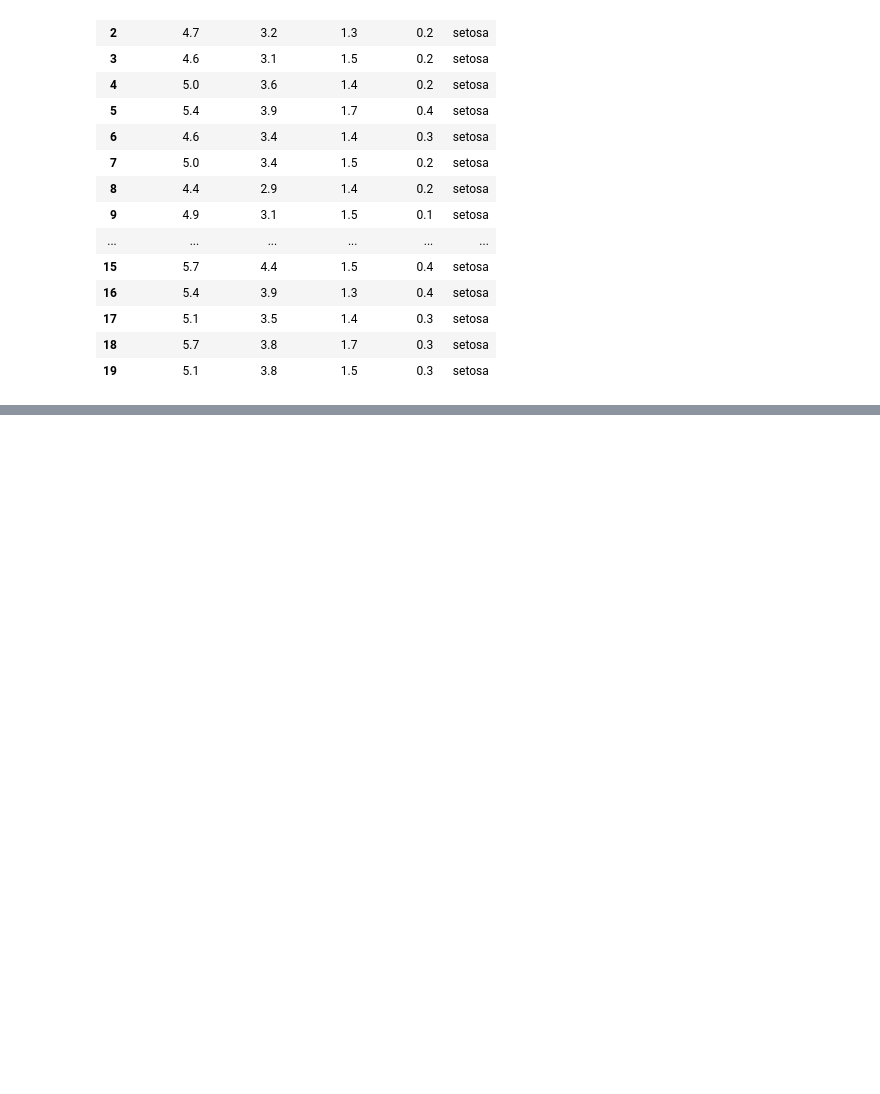
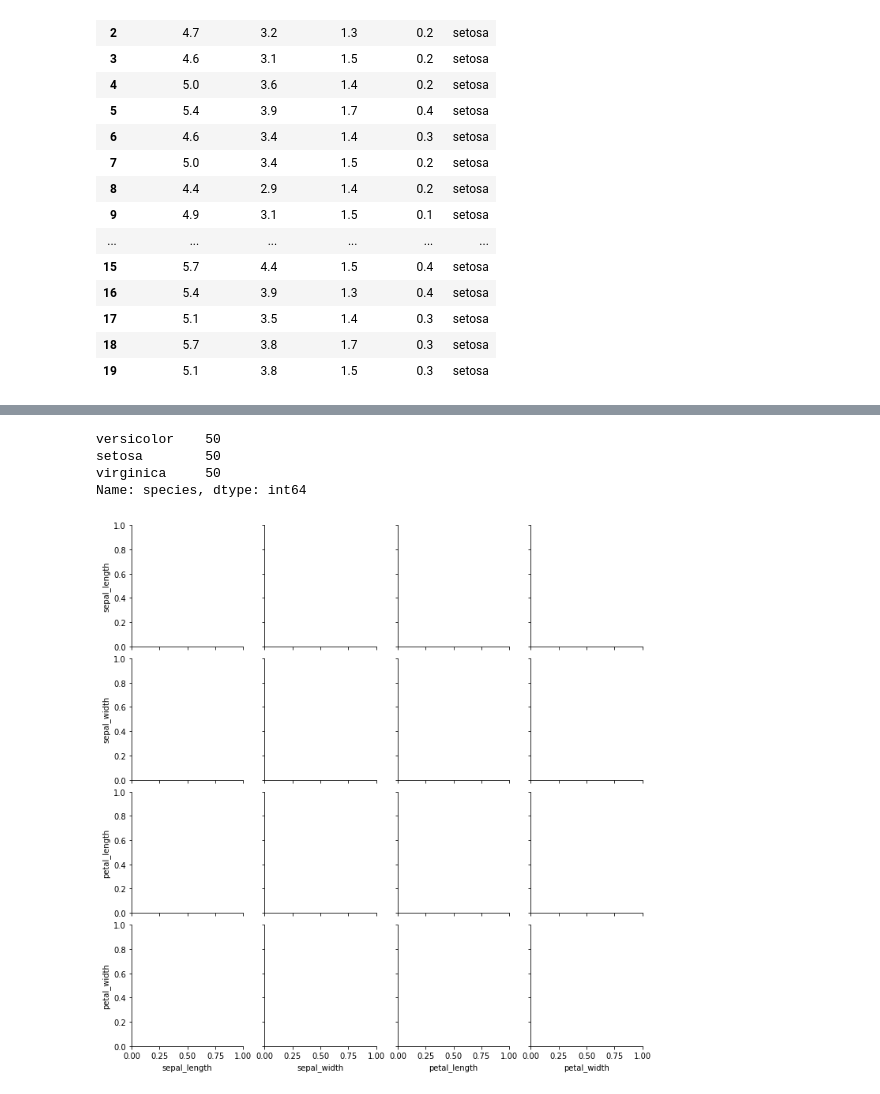
Before and after one commit to pivotostes/DataScienceMachineLearning, a Jupyter notebook: seaborn/seaborn_5.ipynb, the cells around one changed output, grey strips where cells are left out. Cells and saved outputs as stored; diff of their text form; code cells hidden in the pictures; blank space fills up the shorter version.

```diff
--- a/seaborn/seaborn_5.ipynb
+++ b/seaborn/seaborn_5.ipynb
@@ -31,2 +42,11 @@ NameError: name 'iris' is not defined
 # %%
-iris['species'].valus_counts()
+iris['species'].value_counts()
+# %% [output]
+versicolor    50
+setosa        50
+virginica     50
+Name: species, dtype: int64
+# %%
+grd = sns.PairGrid(iris)
+# %% [output]
+[figure, added]
```
Also changed, not shown: parts of 7 cells of this notebook, 1 other file.
